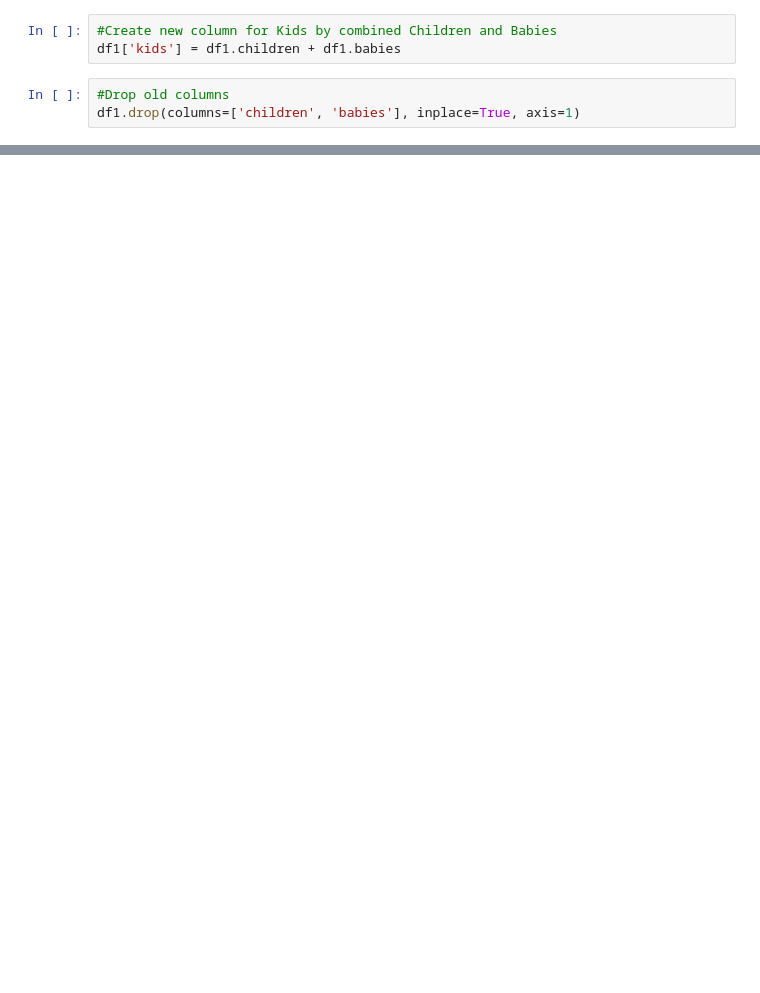
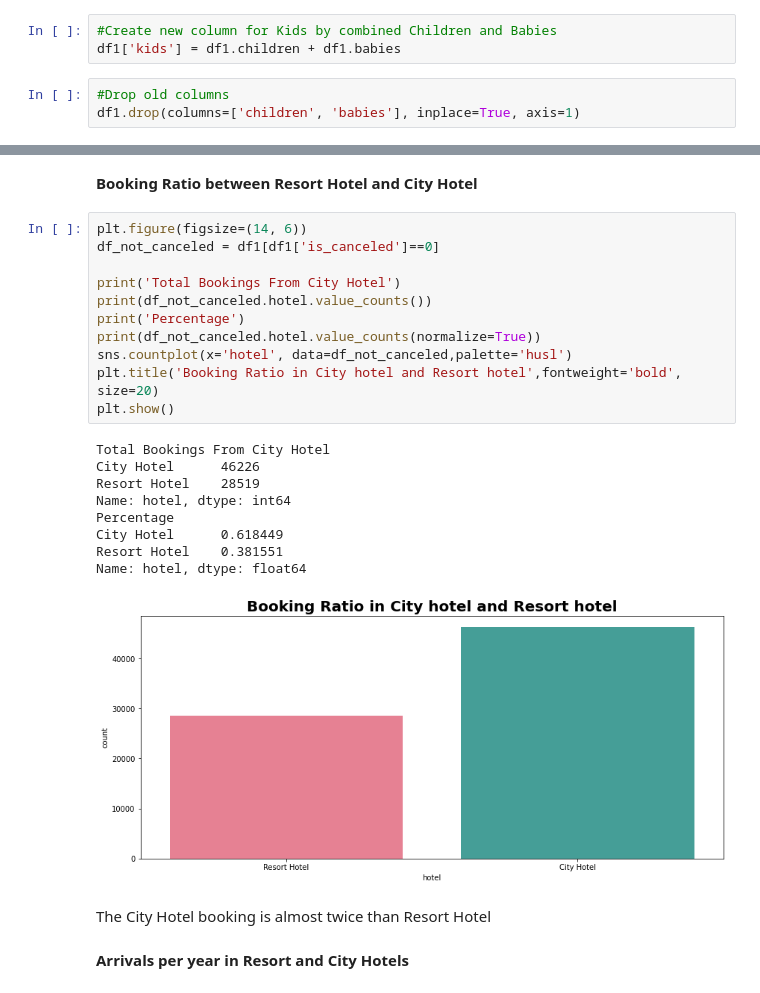
Before and after one commit to duongcao4791/CMPE-255, a Jupyter notebook: HW1/DuongCao_Assignment_1.ipynb, the cells around one changed output, grey strips where cells are left out. Saved outputs shown, nothing was run; the diff lists cells and outputs as text; blank space fills up the shorter version.

```diff
--- a/HW1/DuongCao_Assignment_1.ipynb
+++ b/HW1/DuongCao_Assignment_1.ipynb
@@ -216,0 +245,27 @@ df1.head()
+# %% [markdown]
+**Booking Ratio between Resort Hotel and City Hotel**
+# %%
+plt.figure(figsize=(14, 6))
+df_not_canceled = df1[df1['is_canceled']==0]
+
+print('Total Bookings From City Hotel')
+print(df_not_canceled.hotel.value_counts())
+print('Percentage')
+print(df_not_canceled.hotel.value_counts(normalize=True))
+sns.countplot(x='hotel', data=df_not_canceled,palette='husl')
+plt.title('Booking Ratio in City hotel and Resort hotel',fontweight='bold', size=20)
+plt.show()
+# %% [output]
+Total Bookings From City Hotel
+City Hotel      46226
+Resort Hotel    28519
+Name: hotel, dtype: int64
+Percentage
+City Hotel      0.618449
+Resort Hotel    0.381551
+Name: hotel, dtype: float64
+[figure, added]
+# %% [markdown]
+The City Hotel booking is almost twice than Resort Hotel
+# %% [markdown]
+**Arrivals per year in Resort and City Hotels**
```
Also changed, not shown: parts of 19 cells of this notebook.
